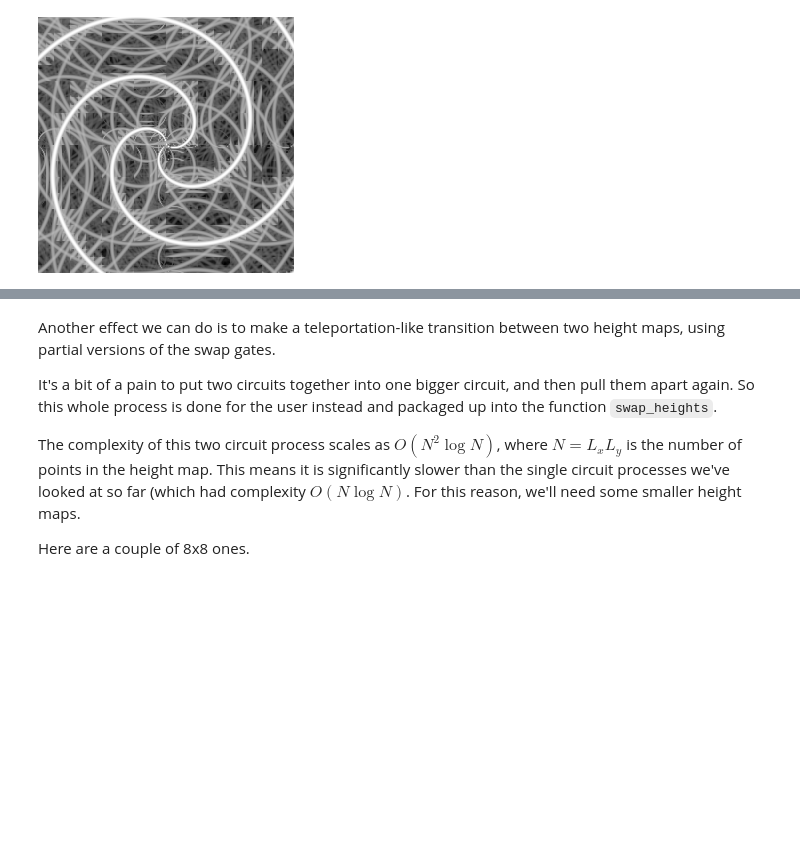
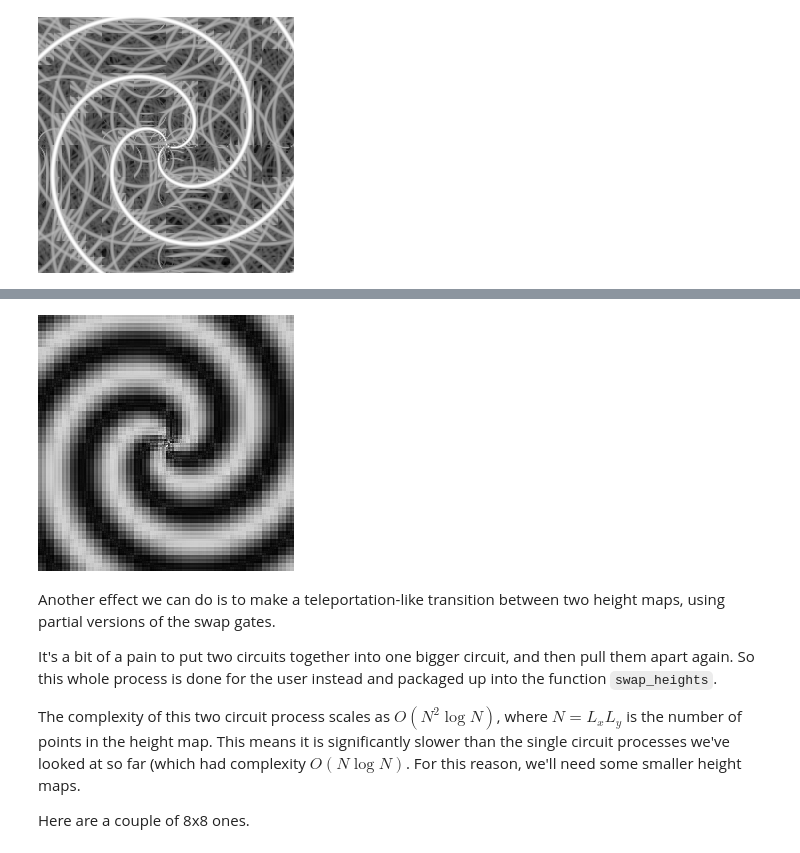
Before and after one commit to qiskit-community/QuantumBlur, a Jupyter notebook: QuickStart.ipynb, the cells around one changed output, grey strips where cells are left out. Cells and saved outputs as stored; diff of their text form; code cells hidden in the pictures; blank space fills up the shorter version.

Commit message:
add example of smooth blur effects

```diff
--- a/QuickStart.ipynb
+++ b/QuickStart.ipynb
@@ -97,3 +105,10 @@ qb.height2image(log_swirl)
+# %%
+xi = 0.25
+smooth_swirl = qb.circuit2height(qb.blur_height(swirl,xi))
+
+qb.height2image(smooth_swirl)
+# %% [output]
+[figure, added]
 # %% [markdown]
 Another effect we can do is to make a teleportation-like transition between two height maps, using partial versions of the swap gates.
 
```
Also changed, not shown: parts of 6 cells of this notebook.
